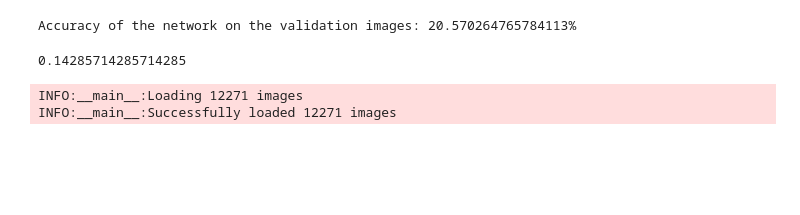
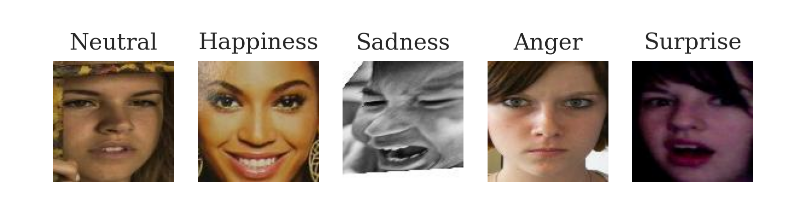
Before and after one commit to brennerswenson/emotion_recognition, a Jupyter notebook: src/initial_exploration.ipynb, the cells around one changed output. Saved outputs shown, nothing was run; the diff lists cells and outputs as text; code cells hidden in the pictures; blank space fills up the shorter version.

```diff
--- a/src/initial_exploration.ipynb
+++ b/src/initial_exploration.ipynb
@@ -431,3 +376,0 @@ val_dataloader = data.DataLoader(val_dataset, batch_size=2, shuffle=True)
-# %%
-valloader_iter = iter(val_dataloader)
-images, labels = valloader_iter.next()
@@ -446,26 +376,0 @@ tensor([6, 6])
-# %%
-# Estimate average accuracy
-correct = 0
-total = 0
-with torch.no_grad():             # Avoid backprop at test
-    for data_batch in val_dataloader:
-        images, labels = data_batch
-        outputs = net(images)
-        _, predicted = torch.max(outputs.data, 1)
-        total += labels.size(0)
-        correct += (predicted == labels).sum().item()
-
-print(f"Accuracy of the network on the validation images: {100 * correct / total}%")
-# %% [output]
-Accuracy of the network on the validation images: 20.570264765784113%
-# %%
-1/7
-# %% [output]
-0.14285714285714285
-# %%
-X, y = load_data("../../CW_Dataset", "train")
-
-X_train, X_val, y_train, y_val = train_test_split(X, y, test_size=0.2, shuffle=True, stratify=y)
-# %% [output]
-INFO:__main__:Loading 12271 images
-INFO:__main__:Successfully loaded 12271 images
@@ -471,0 +379,28 @@ INFO:__main__:Successfully loaded 12271 images
+# %%
+LABELS = OrderedDict(
+    {
+        -1: "No prediction",
+        0: "Surprise",
+        1: "Fear",
+        2: "Disgust",
+        3: "Happiness",
+        4: "Sadness",
+        5: "Anger",
+        6: "Neutral",
+    }
+)
+# %%
+
+img_labels = list(zip(images, labels))
+
+fig, axes = plt.subplots(1,5, dpi=300)
+
+for i, ((img, label), ax) in enumerate(zip(img_labels[:5], axes.ravel())):
+
+    rand_idx = random.choice(list(range(len(img_labels))))
+
+    ax.imshow(img_labels[rand_idx][0])
+    ax.set_title(LABELS.get(img_labels[rand_idx][1]))
+    ax.set_axis_off()
+# %% [output]
+[figure, added]
```
Also changed, not shown: parts of 62 cells of this notebook, 5 other files.
